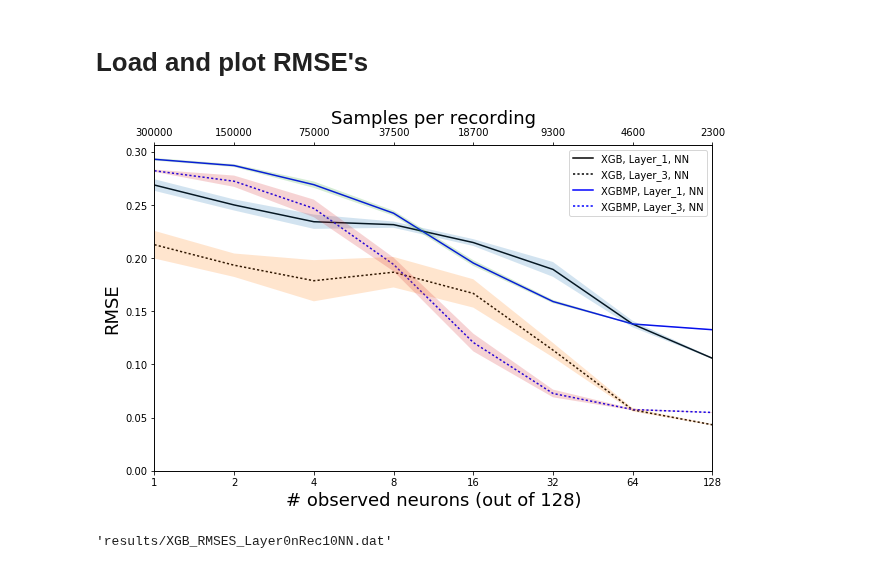
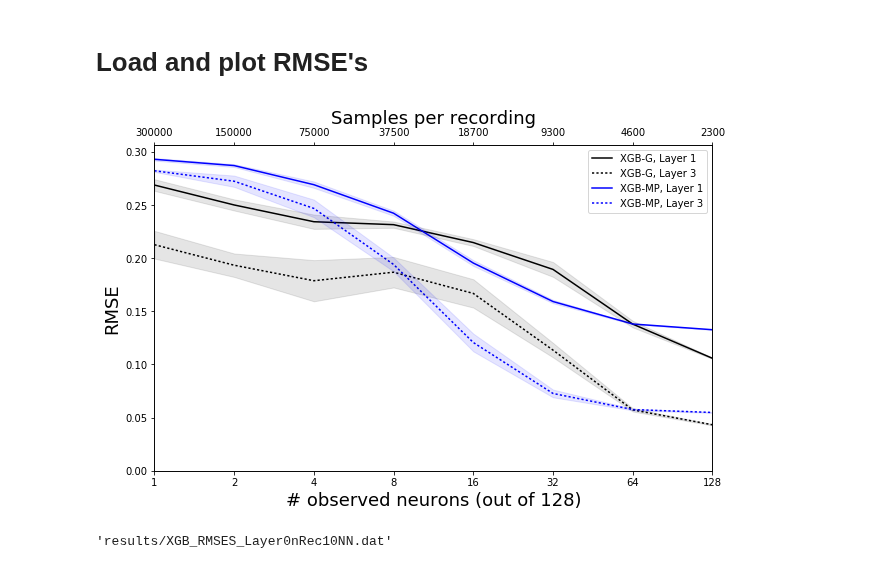
Before and after one commit to striantafillou/partial_recordings, a Jupyter notebook: RE_plot_RMSEs.ipynb, the cells around one changed output. Drawn from its saved outputs; the diff is of its cells as text; code cells hidden in the pictures.

Commit message:
Change shaded color

```diff
--- a/RE_plot_RMSEs.ipynb
+++ b/RE_plot_RMSEs.ipynb
@@ -6,7 +6,7 @@ import matplotlib.pyplot as pl
 import numpy as np
 import pickle
 
-figName = 'figures/RMSEs_MP_vs_XGBMP'
+figName = 'figures/RMSEs_XGB_vs_XGBMP'
 x = [2**x for x in range(8)]
 x = range(len(x))
 fig = pl.figure(figsize=(10,6))
@@ -19,6 +19,7 @@ networks =['NN']
 layers =[0,1,2,3]
 nRecordings =10
 methods =['XGB', 'XGBMP']
+methodLabels =['XGB-G', 'XGB-MP']
 lstyles =['-',  '--', ':']
 colors =['k', 'b', 'r', 'g', 'm', 'c']
 
@@ -27,36 +28,36 @@ for iMethod in range(len(methods)):
         for iLayer in range(0,len(layers), 2):
             fName = 'results/' + methods[iMethod] + '_RMSES_Layer' + str(iLayer) + 'nRec' + \
                     str(nRecordings) + networks[iNetwork] + '.dat'
             with open(fName,'rb') as f:
                 rmses = pickle.load(f)
             f.close()
             y = np.mean(np.mean(rmses, axis=1), axis=0)
             error = np.std(np.mean(rmses, axis=1), axis=0)
-            ax1.plot(x, y, label=methods[iMethod]+', Layer_'+ str(iLayer+1) + ', ' + networks[iNetwork],
+            ax1.plot(x, y, label=methodLabels[iMethod]+', Layer '+ str(iLayer+1),
                      color=colors[iMethod],linestyle=lstyles[iLayer])
-            pl.fill_between(x, y-error, y+error, alpha=0.2, )
+            pl.fill_between(x, y-error, y+error, alpha=0.1, color  = colors[iMethod] )
 
 
 legend = ax1.legend(loc='upper right', shadow=False)
 ax1.set_xlabel('# observed neurons (out of 128)', fontsize=18)
 ax2.set_xlabel('Samples per recording',  fontsize=18)
 
 
 ax2.set_xlim(ax1.get_xlim())
 ax1.set_xticklabels( [2**x for x in range(8)])
 nSamples = np.divide(int(30000/nRecordings),[2**x for x in range(8)])*100
 
 ax2.set_xticklabels(nSamples)
 ax1.set_ylabel('RMSE', fontsize=18)
 yl = ax1.get_ylim()
 ax1.set_ylim([0, yl[1]])
 #ax1.set_ylim([0, .5])
 
 pl.draw()
 pl.savefig(figName +'.pdf', format='pdf')
 pl.savefig(figName +'.eps', format='eps', dpi=1000)
 # %% [output]
-[figure, old version]
+[figure, new version]
 # %%
 fName
 # %% [output]
```
Also changed, not shown: 3 other files.
